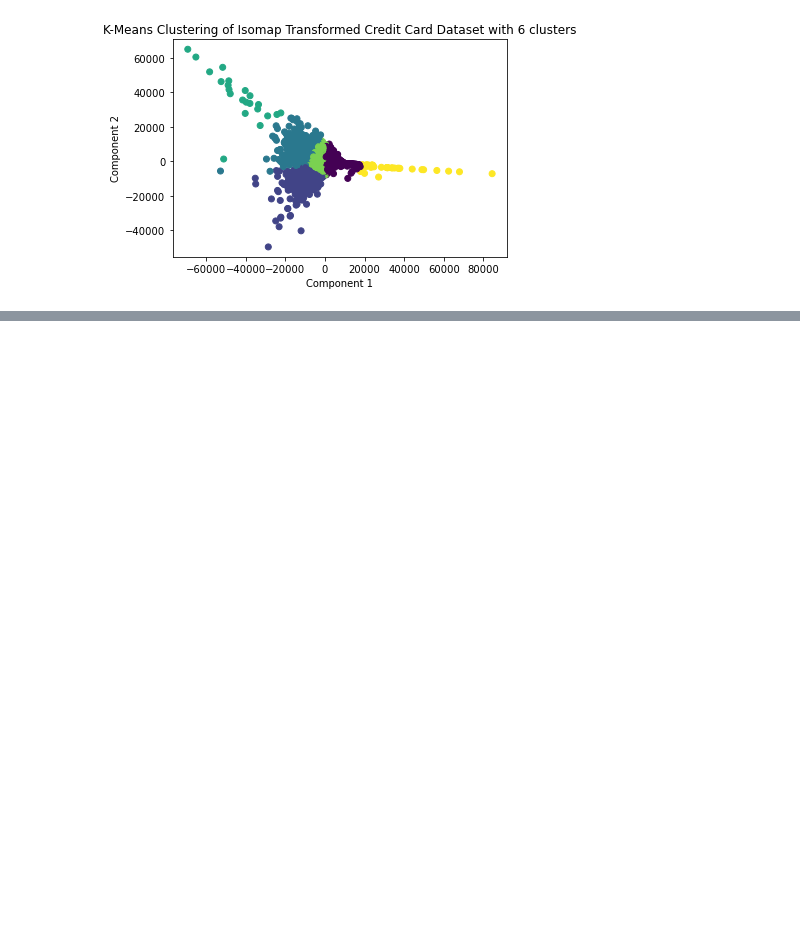
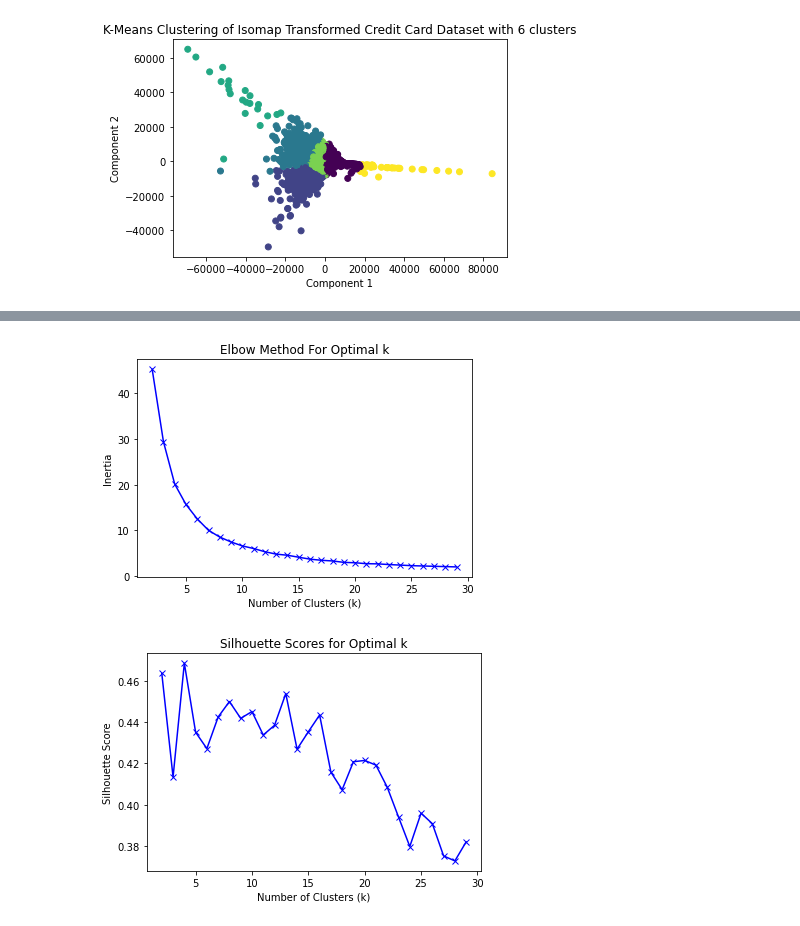
Before and after one commit to krutalp/MCFDS-Manifold-Learning, a Jupyter notebook: IsoMap.ipynb, the cells around one changed output, grey strips where cells are left out. Saved outputs shown, nothing was run; the diff lists cells and outputs as text; code cells hidden in the pictures; blank space fills up the shorter version.

```diff
--- a/IsoMap.ipynb
+++ b/IsoMap.ipynb
@@ -135,0 +103,27 @@ plt.show()
+# %%
+# Compute the optimal k value using the elbow method
+inertias = []
+silhouettes = []
+ks = range(2, 30)
+for k in ks:
+    kmeans = KMeans(n_clusters=k, random_state=42)
+    kmeans.fit(isomap_data)
+    inertias.append(kmeans.inertia_)
+    silhouettes.append(metrics.silhouette_score(isomap_data, kmeans.labels_))
+
+# Plot the elbow curve to find the optimal k value
+plt.plot(ks, inertias, 'bx-')
+plt.xlabel('Number of Clusters (k)')
+plt.ylabel('Inertia')
+plt.title('Elbow Method For Optimal k')
+plt.show()
+
+# Plot the silhouette scores to help evaluate the optimal k value
+plt.plot(ks, silhouettes, 'bx-')
+plt.xlabel('Number of Clusters (k)')
+plt.ylabel('Silhouette Score')
+plt.title('Silhouette Scores for Optimal k')
+plt.show()
+# %% [output]
+[figure, added]
+[figure, added]
```
Also changed, not shown: parts of 13 cells of this notebook, 1 other file.
